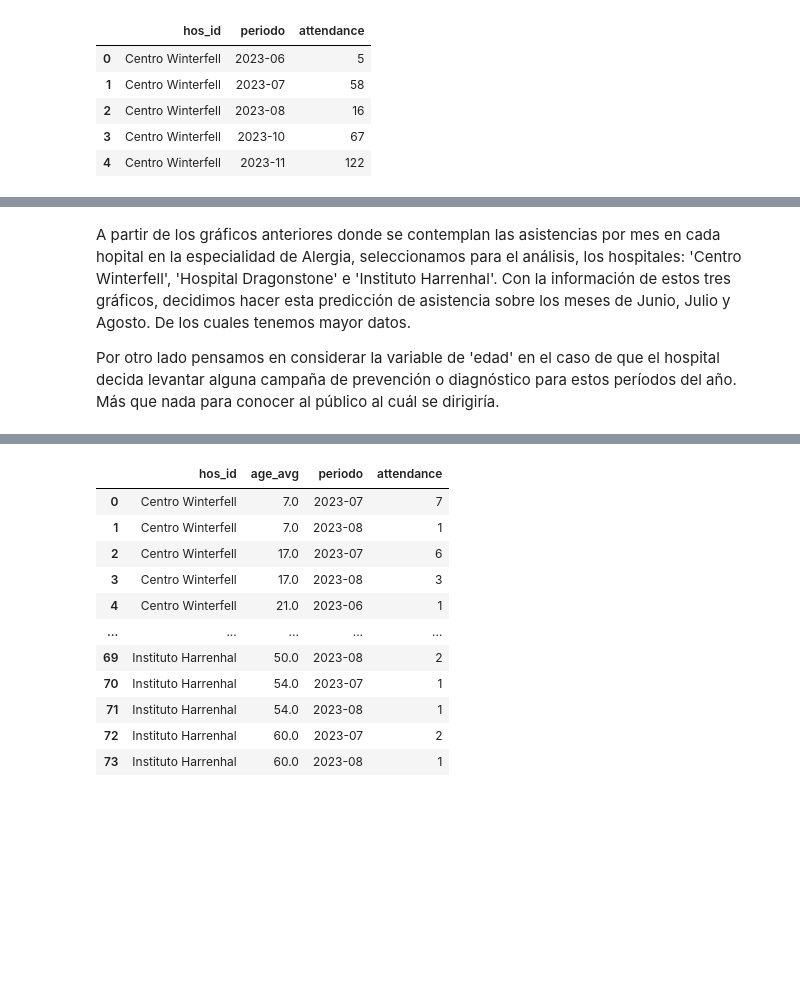
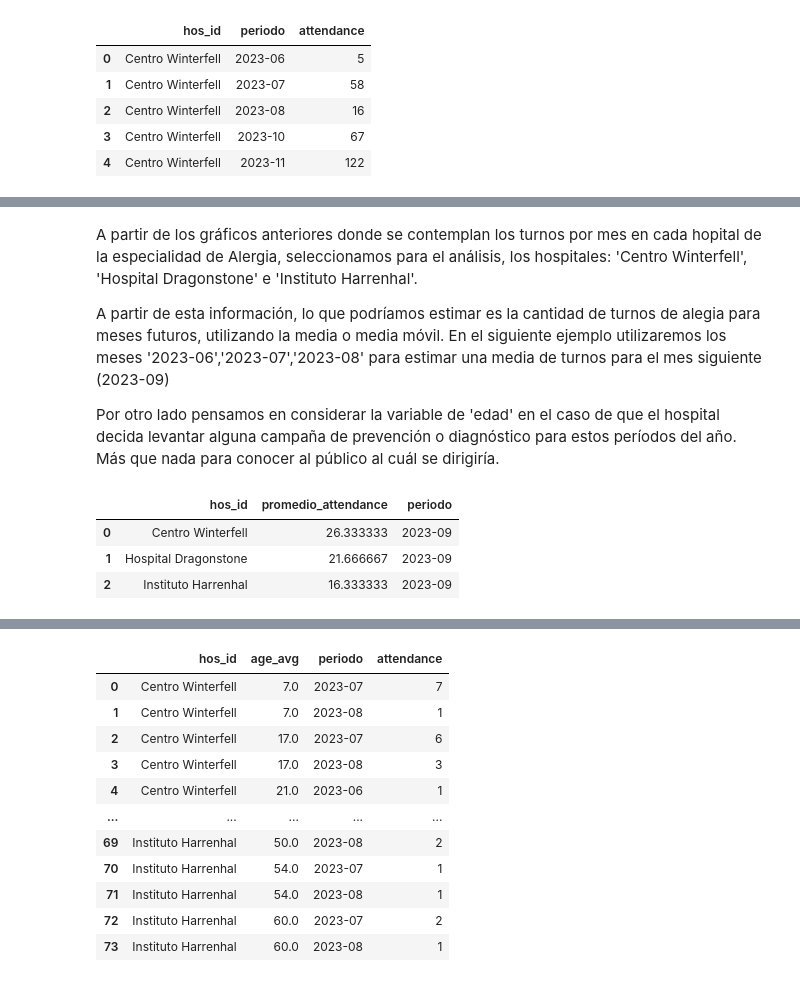
Before and after one commit to manufabregas/Dataset-Asistencia-a-turnos-m-dicos, a Jupyter notebook: Práctico_1_Análisis_y_visualización_de_datos.ipynb, the cells around one changed output, grey strips where cells are left out. Saved outputs shown, nothing was run; the diff lists cells and outputs as text; code cells hidden in the pictures; blank space fills up the shorter version.

```diff
--- a/Práctico_1_Análisis_y_visualización_de_datos.ipynb
+++ b/Práctico_1_Análisis_y_visualización_de_datos.ipynb
@@ -1429,7 +1334,33 @@ for hos_id in hospitales:
 [interactive output not drawn]
 [interactive output not drawn]
 # %% [markdown]
-A partir de los gráficos anteriores donde se contemplan las asistencias por mes en cada hopital en la especialidad de Alergia, seleccionamos para el análisis, los hospitales: 'Centro Winterfell', 'Hospital Dragonstone' e 'Instituto Harrenhal'.
-Con la información de estos tres gráficos, decidimos hacer esta predicción de asistencia sobre los meses de Junio, Julio y Agosto. De los cuales tenemos mayor datos.
+A partir de los gráficos anteriores donde se contemplan los turnos por mes en cada hopital de la especialidad de Alergia, seleccionamos para el análisis, los hospitales: 'Centro Winterfell', 'Hospital Dragonstone' e 'Instituto Harrenhal'.
+
+A partir de esta información, lo que podríamos estimar es la cantidad de turnos de alegia para meses futuros, utilizando la media o media móvil. En el siguiente ejemplo utilizaremos los meses '2023-06','2023-07','2023-08' para estimar una media de turnos para el mes siguiente (2023-09)
 
 Por otro lado pensamos en considerar la variable de 'edad' en el caso de que el hospital decida levantar alguna campaña de prevención o diagnóstico para estos períodos del año. Más que nada para conocer al público al cuál se dirigiría.
+# %%
+#Calcularemos el promedio de turnos para un mes (2023-09) a partir de la información de 3 meses anteriores
+hos_ids_seleccionados = ['Centro Winterfell', 'Hospital Dragonstone', 'Instituto Harrenhal']
+periodo_selec =['2023-06','2023-07','2023-08']
+
+turnos_futuros = turnos_alergia.copy()[
+    (turnos_alergia['hos_id'].isin(hos_ids_seleccionados)) &
+    (turnos_alergia['periodo'].isin(periodo_selec))
+    ]
+
+turnos_futuros['attendance']=1
+turnos_futuros = turnos_futuros[['hos_id', 'periodo', 'attendance']]
+turnos_futuros=turnos_futuros.groupby(['hos_id',"periodo"])["attendance"].sum().reset_index()
+turnos_futuros
+
+
+promedios = turnos_futuros.groupby('hos_id')['attendance'].mean().reset_index()
+promedios.columns = ['hos_id', 'promedio_attendance']
+promedios['periodo'] = '2023-09'
+promedios
+# %% [output]
+|  | hos_id | promedio_attendance | periodo |
+| 0 | Centro Winterfell | 26.333333 | 2023-09 |
+| 1 | Hospital Dragonstone | 21.666667 | 2023-09 |
+| 2 | Instituto Harrenhal | 16.333333 | 2023-09 |
```
Also changed, not shown: parts of 29 cells of this notebook.
